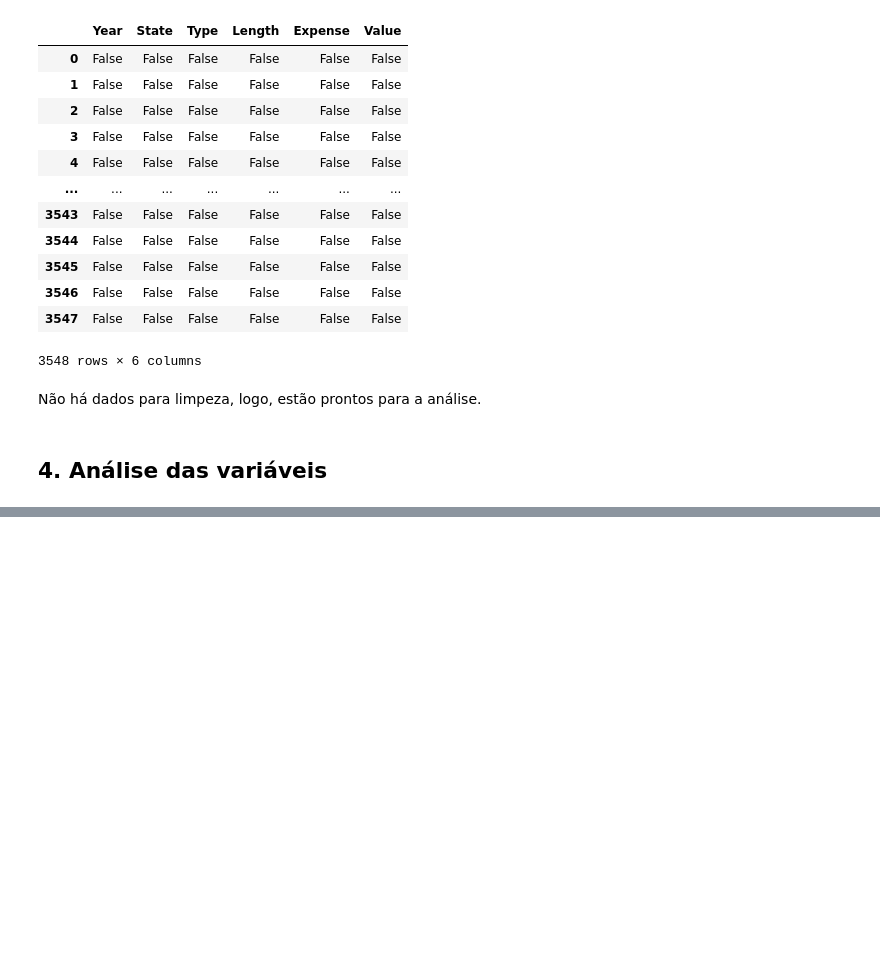
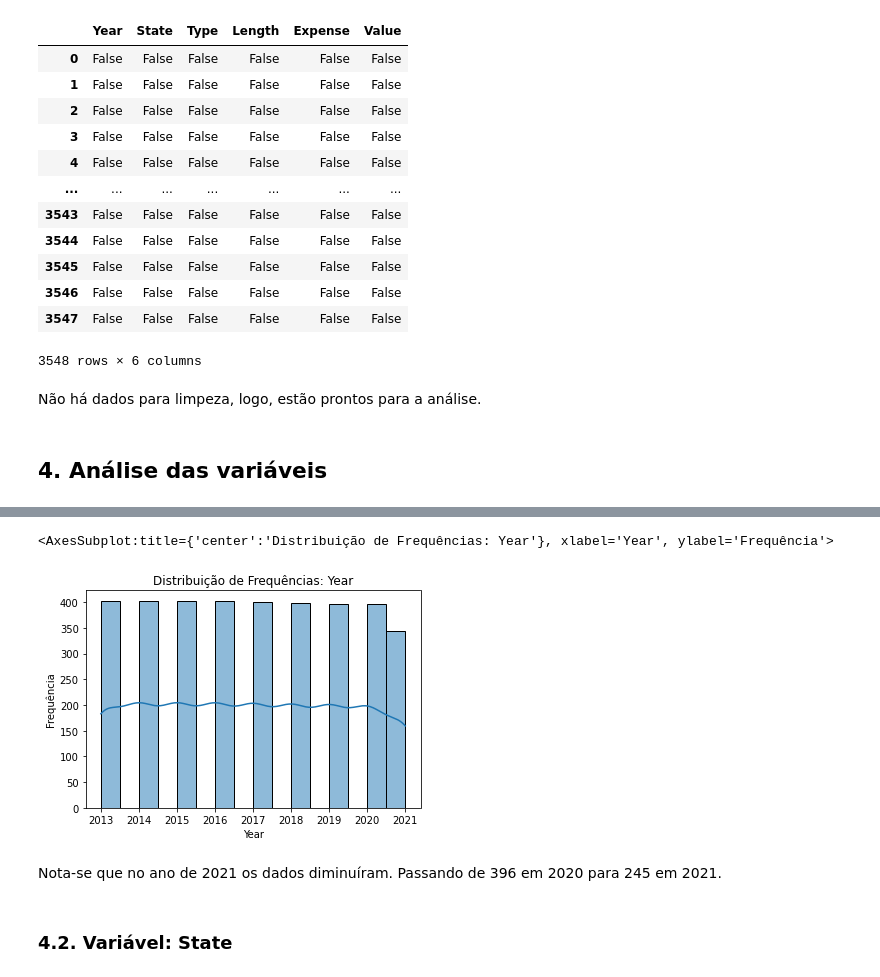
Before and after one commit to gabriellfelipe7/AnaliseExploratoria_AverageCostStudentUSA, a Jupyter notebook: AnaliseExploratoria_AverageCostStudentUSA.ipynb, the cells around one changed output, grey strips where cells are left out. Cells and saved outputs as stored; diff of their text form; code cells hidden in the pictures; blank space fills up the shorter version.

```diff
--- a/AnaliseExploratoria_AverageCostStudentUSA.ipynb
+++ b/AnaliseExploratoria_AverageCostStudentUSA.ipynb
@@ -140,0 +157,14 @@ Não há dados para limpeza, logo, estão prontos para a análise.
+# %%
+#Histograma de frequências
+plt.xlabel('Year')
+
+plt.ylabel('Frequência')
+plt.title('Distribuição de Frequências: Year')
+sns.histplot(data=data, x="Year", kde=True)
+# %% [output]
+<AxesSubplot:title={'center':'Distribuição de Frequências: Year'}, xlabel='Year', ylabel='Frequência'>
+[figure, added]
+# %% [markdown]
+Nota-se que no ano de 2021 os dados diminuíram. Passando de 396 em 2020 para 245 em 2021.
+# %% [markdown]
+### **4.2. Variável: State**
```
Also changed, not shown: parts of 4 cells of this notebook.
